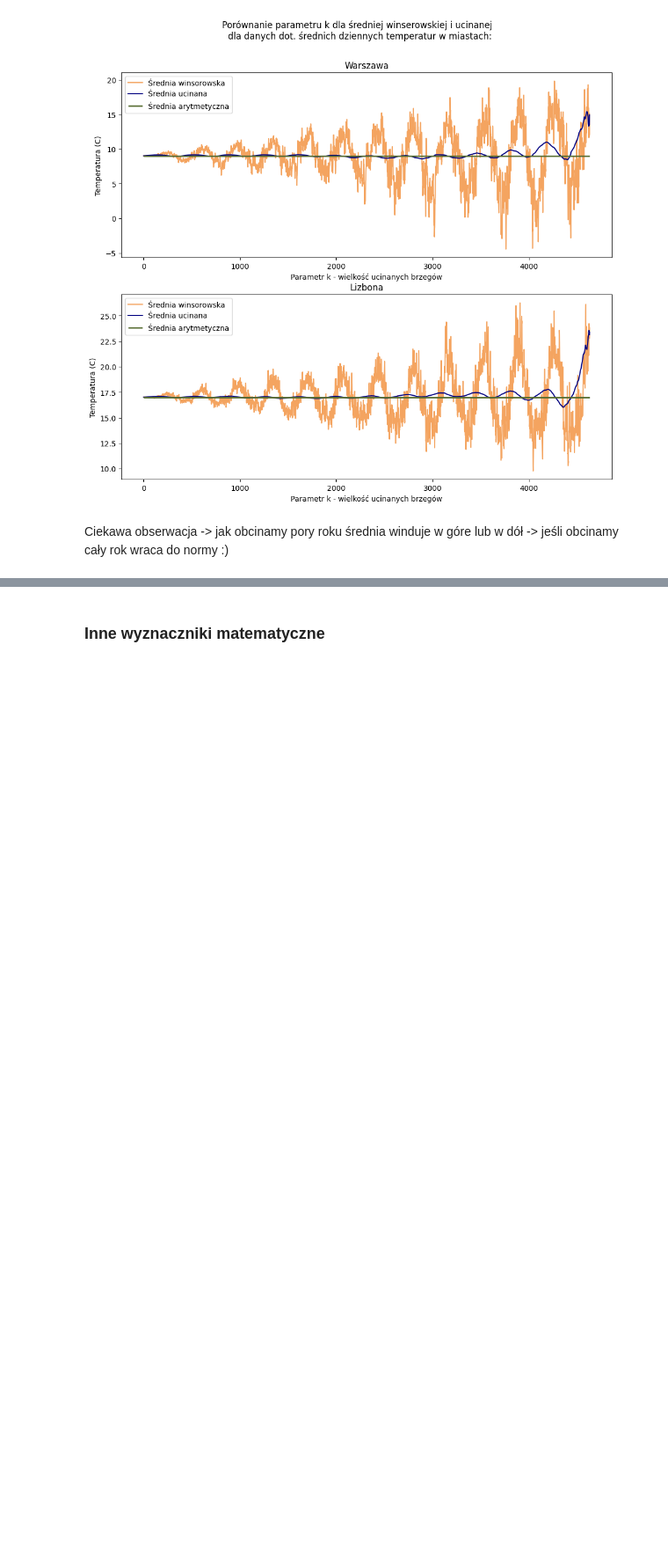
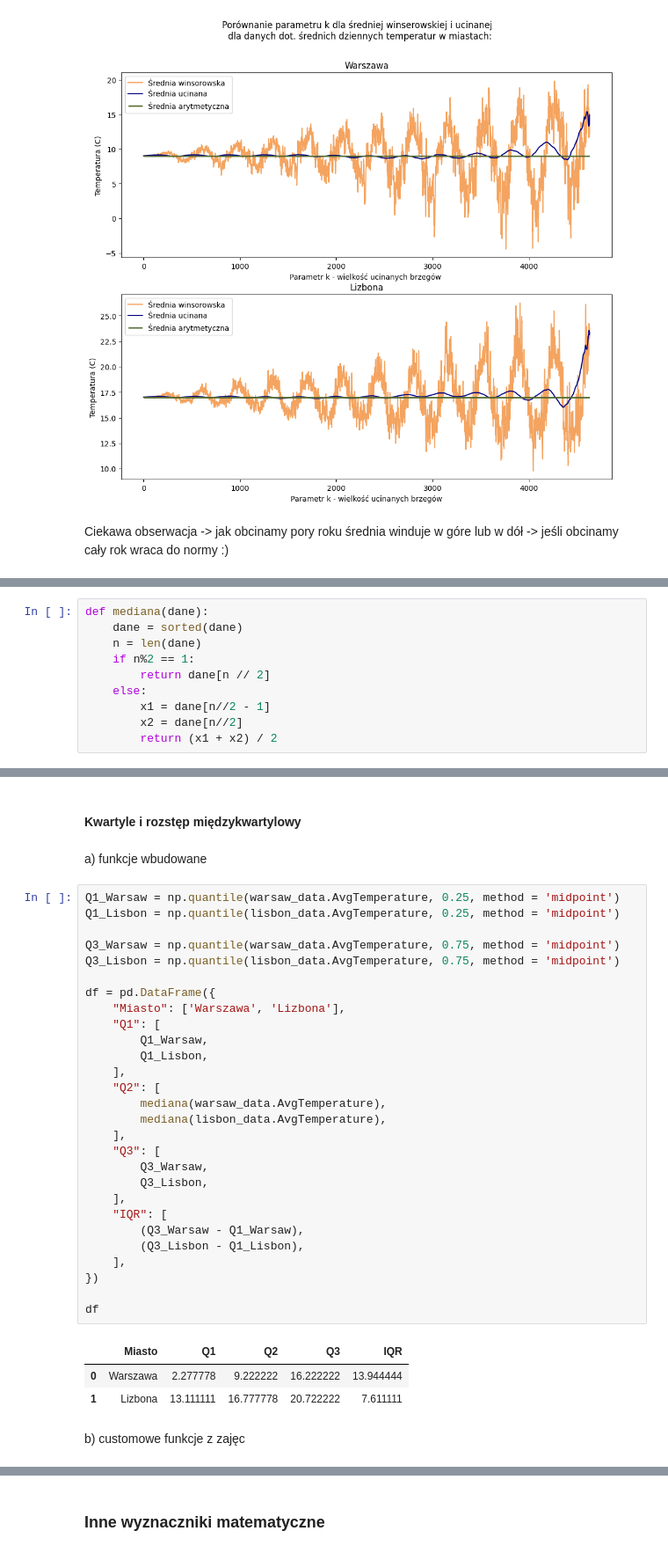
Before and after one commit to mathieuboro/raport, a Jupyter notebook: Raport_!.ipynb, the cells around one changed output, grey strips where cells are left out. Shown at 88% size. Drawn from its saved outputs; the diff is of its cells as text; blank space fills up the shorter version.

```diff
--- a/Raport_!.ipynb
+++ b/Raport_!.ipynb
@@ -455,0 +476,10 @@ Ciekawa obserwacja -> jak obcinamy pory roku średnia winduje w góre lub w dó
+# %%
+def mediana(dane):
+    dane = sorted(dane)
+    n = len(dane)
+    if n%2 == 1:
+        return dane[n // 2]
+    else:
+        x1 = dane[n//2 - 1]
+        x2 = dane[n//2]
+        return (x1 + x2) / 2
@@ -455,0 +500,38 @@ Ciekawa obserwacja -> jak obcinamy pory roku średnia winduje w góre lub w dó
+# %% [markdown]
+#### Kwartyle i rozstęp międzykwartylowy
+# %% [markdown]
+a) funkcje wbudowane
+# %%
+Q1_Warsaw = np.quantile(warsaw_data.AvgTemperature, 0.25, method = 'midpoint')
+Q1_Lisbon = np.quantile(lisbon_data.AvgTemperature, 0.25, method = 'midpoint')
+
+Q3_Warsaw = np.quantile(warsaw_data.AvgTemperature, 0.75, method = 'midpoint')
+Q3_Lisbon = np.quantile(lisbon_data.AvgTemperature, 0.75, method = 'midpoint')
+
+df = pd.DataFrame({
+    "Miasto": ['Warszawa', 'Lizbona'],
+    "Q1": [
+        Q1_Warsaw,
+        Q1_Lisbon,
+    ],
+    "Q2": [
+        mediana(warsaw_data.AvgTemperature),
+        mediana(lisbon_data.AvgTemperature),
+    ],
+    "Q3": [
+        Q3_Warsaw,
+        Q3_Lisbon,
+    ],
+    "IQR": [
+        (Q3_Warsaw - Q1_Warsaw),
+        (Q3_Lisbon - Q1_Lisbon),
+    ],
+})
+
+df
+# %% [output]
+|  | Miasto | Q1 | Q2 | Q3 | IQR |
+| 0 | Warszawa | 2.277778 | 9.222222 | 16.222222 | 13.944444 |
+| 1 | Lizbona | 13.111111 | 16.777778 | 20.722222 | 7.611111 |
+# %% [markdown]
+b) customowe funkcje z zajęc
```
Also changed, not shown: parts of 10 cells of this notebook.
